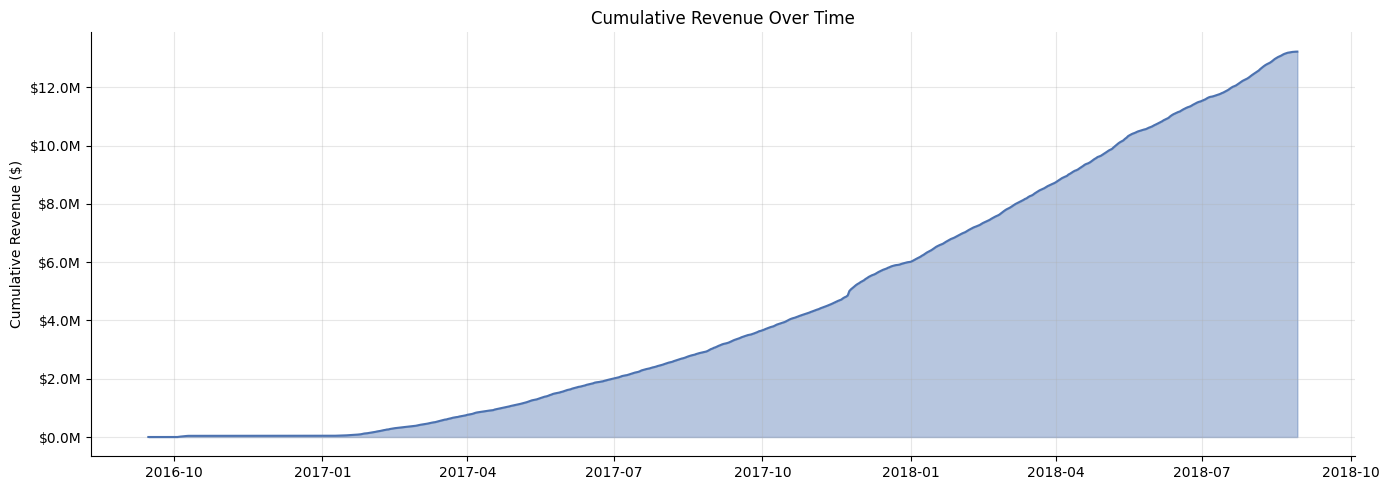
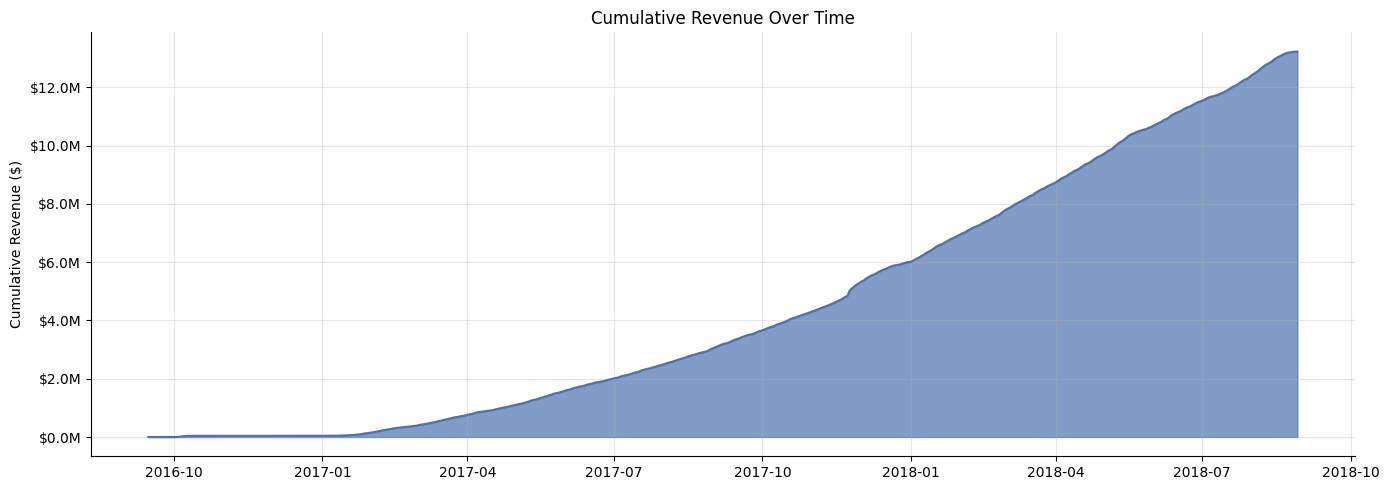
The change to this notebook cell's code, shown as a diff; its figure went from the first image to the second:
--- before
+++ after
@@ -20,5 +20,5 @@
 import matplotlib.ticker as mtick
 fig, ax = plt.subplots(figsize=(14, 5))
-ax.fill_between(running["day"], running["cumulative_revenue"], color="#4C72B0", alpha=0.4)
+ax.fill_between(running["day"], running["cumulative_revenue"], color="#4C72B0", alpha=0.7)
 ax.plot(running["day"], running["cumulative_revenue"], color="#4C72B0", linewidth=1.5)
 ax.set_ylabel("Cumulative Revenue ($)")

Commit: Completed core queries